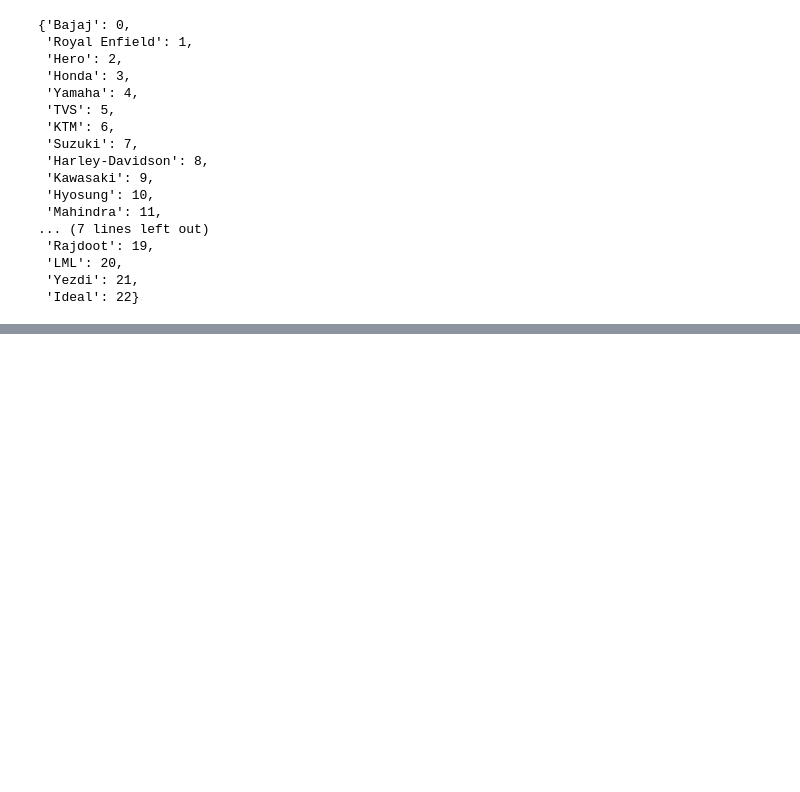
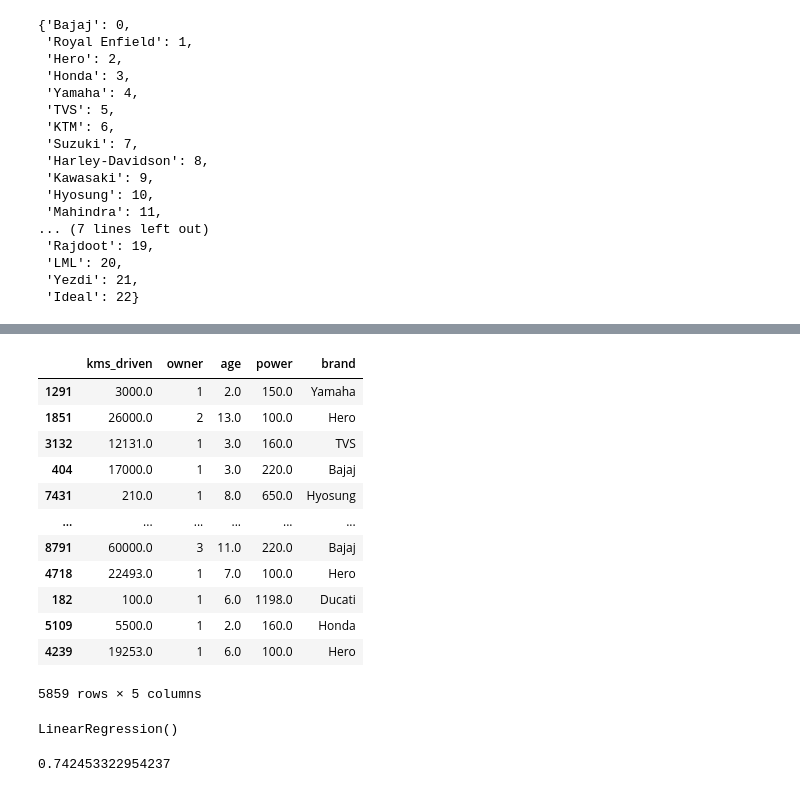
Before and after one commit to upflairs-pvt-ltd/JECRC-20april2024, a Jupyter notebook: linear_regression_.ipynb, the cells around one changed output, grey strips where cells are left out. Cells and saved outputs as stored; diff of their text form; code cells hidden in the pictures; blank space fills up the shorter version.

```diff
--- a/linear_regression_.ipynb
+++ b/linear_regression_.ipynb
@@ -192,0 +217,24 @@ x_train
+# %%
+x_train
+# %% [output]
+|  | kms_driven | owner | age | power | brand |
+| 1291 | 3000.0 | 1 | 2.0 | 150.0 | Yamaha |
+| 1851 | 26000.0 | 2 | 13.0 | 100.0 | Hero |
+| 3132 | 12131.0 | 1 | 3.0 | 160.0 | TVS |
+| 404 | 17000.0 | 1 | 3.0 | 220.0 | Bajaj |
+| 7431 | 210.0 | 1 | 8.0 | 650.0 | Hyosung |
+| ... | ... | ... | ... | ... | ... |
+| 8791 | 60000.0 | 3 | 11.0 | 220.0 | Bajaj |
+| 4718 | 22493.0 | 1 | 7.0 | 100.0 | Hero |
+| 182 | 100.0 | 1 | 6.0 | 1198.0 | Ducati |
+| 5109 | 5500.0 | 1 | 2.0 | 160.0 | Honda |
+| 4239 | 19253.0 | 1 | 6.0 | 100.0 | Hero |
+5859 rows × 5 columns
+# %%
+lr.fit(x_train,y_train)
+# %% [output]
+LinearRegression()
+# %%
+lr.score(x_train,y_train)
+# %% [output]
+0.742453322954237
```
Also changed, not shown: parts of 16 cells of this notebook, 2 other files.
